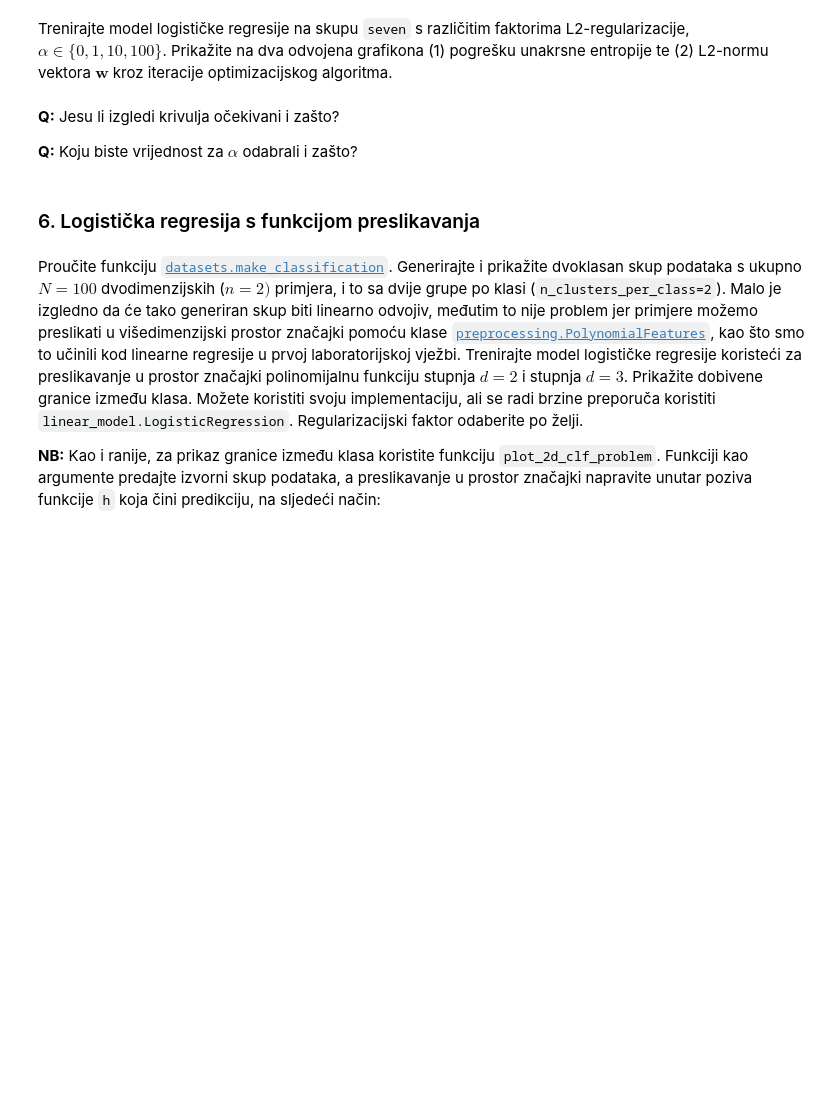
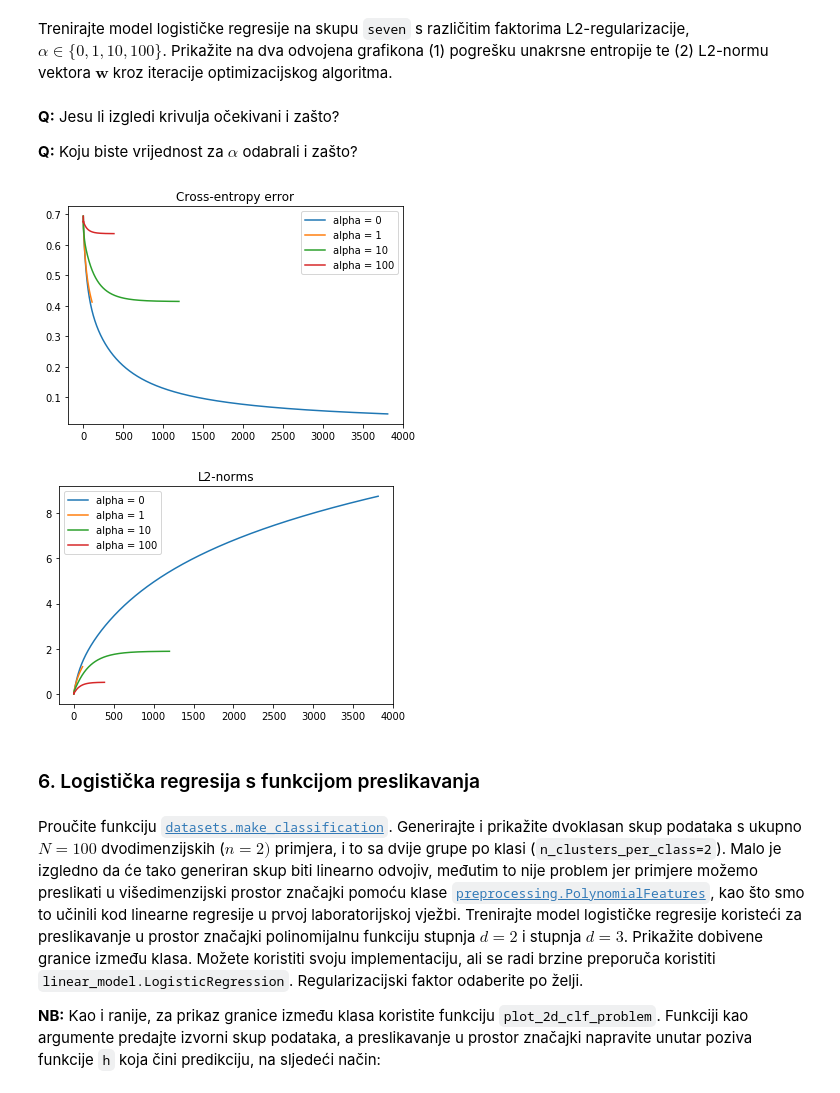
Before and after one commit to aj50009/su, a Jupyter notebook: SU-2019-LAB02-0036500097.ipynb, the cells around one changed output. Drawn from its saved outputs; the diff is of its cells as text; code cells hidden in the pictures; blank space fills up the shorter version.

```diff
--- a/SU-2019-LAB02-0036500097.ipynb
+++ b/SU-2019-LAB02-0036500097.ipynb
@@ -368,3 +410,24 @@ from numpy.linalg import norm
+# %%
+# Vaš kôd ovdje
+max_iter = 5000
+epsilon = 0.00001
+for alpha in [0, 1, 10, 100]:
+    (seven_w, seven_steps) = lr_train(seven_X, seven_y, max_iter = max_iter, trace = True, alpha = alpha, epsilon = epsilon)
+    ce_errs = np.array([cross_entropy_error(seven_X, seven_y, w) for w in seven_steps])
+    w_norms = np.array([np.sqrt(np.sum(np.square(w))) for w in seven_steps])
+    plt.figure(1)
+    plt.plot(range(len(seven_steps)), ce_errs, label = "alpha = " + str(alpha))
+    plt.figure(2)
+    plt.plot(range(len(seven_steps)), w_norms, label = "alpha = " + str(alpha))
+plt.figure(1)
+plt.title("Cross-entropy error")
+plt.legend()
+plt.figure(2)
+plt.title("L2-norms")
+_ = plt.legend()
+# %% [output]
+[figure, added]
+[figure, added]
 # %% [markdown]
 ### 6. Logistička regresija s funkcijom preslikavanja
 # %% [markdown]
```
Also changed, not shown: parts of 11 cells of this notebook.
